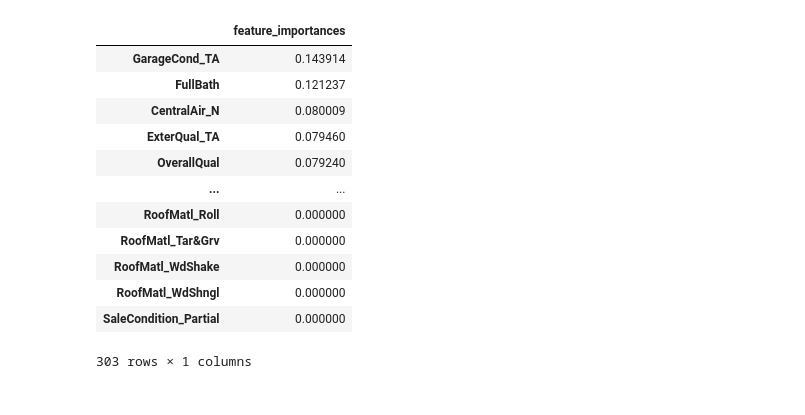
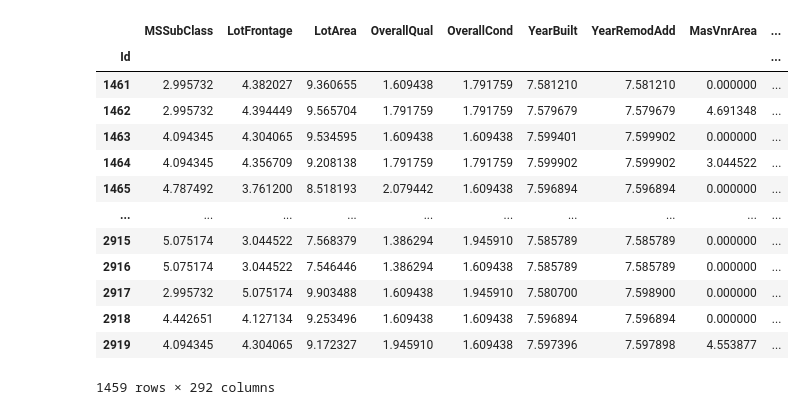
Before and after one commit to NathanBitu/House-Price-Regression, a Jupyter notebook: Model.ipynb, the cells around one changed output. Saved outputs shown, nothing was run; the diff lists cells and outputs as text; code cells hidden in the pictures.

```diff
--- a/Model.ipynb
+++ b/Model.ipynb
@@ -95,20 +127,23 @@ print('Best trial:', study.best_trial.params)
-# %%
-importances = pd.DataFrame(columns = ['feature_importances'], data = reg.feature_importances_, index = reg.feature_names_in_).sort_values(by = 'feature_importances', ascending = False)
-
-
-zero_importance= list(importances.loc[importances['feature_importances'] == 0].reset_index()['index'])
-importances
-# %% [output]
-|  | feature_importances |
-| GarageCond_TA | 0.143914 |
-| FullBath | 0.121237 |
-| CentralAir_N | 0.080009 |
-| ExterQual_TA | 0.079460 |
-| OverallQual | 0.079240 |
-| ... | ... |
-| RoofMatl_Roll | 0.000000 |
-| RoofMatl_Tar&Grv | 0.000000 |
-| RoofMatl_WdShake | 0.000000 |
-| RoofMatl_WdShngl | 0.000000 |
-| SaleCondition_Partial | 0.000000 |
-303 rows × 1 columns
+# %%
+data_generator = transform_data(path = path + 'test.csv')
+test = data_generator.get_data(train_or_analysis = 'train')
+#cancel = ['Exterior1st_Stone', 'Utilities_NoSeWa', 'GarageQual_Ex', 'PoolQC_Fa', 'MiscFeature_TenC', 'Condition2_RRNn', 'Electrical_Mix', 'Condition2_RRAe', 'Exterior2nd_Other', 'Exterior1st_CBlock', 'RoofMatl_Roll', 'RoofMatl_Metal', 'RoofMatl_Membran', 'RoofMatl_ClyTile', 'HouseStyle_2.5Fin', 'Heating_Floor', 'Heating_OthW', 'Condition2_RRAn', 'Exterior1st_ImStucc']
+#zero_importance = [column for column in zero_importance if column in cancel]
+#test = test.drop(zero_importance, axis = 1)
+test = test.set_index('Id')
+test
+# %% [output]
+|  | MSSubClass | LotFrontage | LotArea | OverallQual | OverallCond | YearBuilt | YearRemodAdd | MasVnrArea | ... |
+| Id |  |  |  |  |  |  |  |  | ... |
+| 1461 | 2.995732 | 4.382027 | 9.360655 | 1.609438 | 1.791759 | 7.581210 | 7.581210 | 0.000000 | ... |
+| 1462 | 2.995732 | 4.394449 | 9.565704 | 1.791759 | 1.791759 | 7.579679 | 7.579679 | 4.691348 | ... |
+| 1463 | 4.094345 | 4.304065 | 9.534595 | 1.609438 | 1.609438 | 7.599401 | 7.599902 | 0.000000 | ... |
+| 1464 | 4.094345 | 4.356709 | 9.208138 | 1.791759 | 1.791759 | 7.599902 | 7.599902 | 3.044522 | ... |
+| 1465 | 4.787492 | 3.761200 | 8.518193 | 2.079442 | 1.609438 | 7.596894 | 7.596894 | 0.000000 | ... |
+| ... | ... | ... | ... | ... | ... | ... | ... | ... | ... |
+| 2915 | 5.075174 | 3.044522 | 7.568379 | 1.386294 | 1.945910 | 7.585789 | 7.585789 | 0.000000 | ... |
+| 2916 | 5.075174 | 3.044522 | 7.546446 | 1.386294 | 1.609438 | 7.585789 | 7.585789 | 0.000000 | ... |
+| 2917 | 2.995732 | 5.075174 | 9.903488 | 1.609438 | 1.945910 | 7.580700 | 7.598900 | 0.000000 | ... |
+| 2918 | 4.442651 | 4.127134 | 9.253496 | 1.609438 | 1.609438 | 7.596894 | 7.596894 | 0.000000 | ... |
+| 2919 | 4.094345 | 4.304065 | 9.172327 | 1.945910 | 1.609438 | 7.597396 | 7.597898 | 4.553877 | ... |
+1459 rows × 292 columns
```
Also changed, not shown: parts of 12 cells of this notebook, 3 other files.
